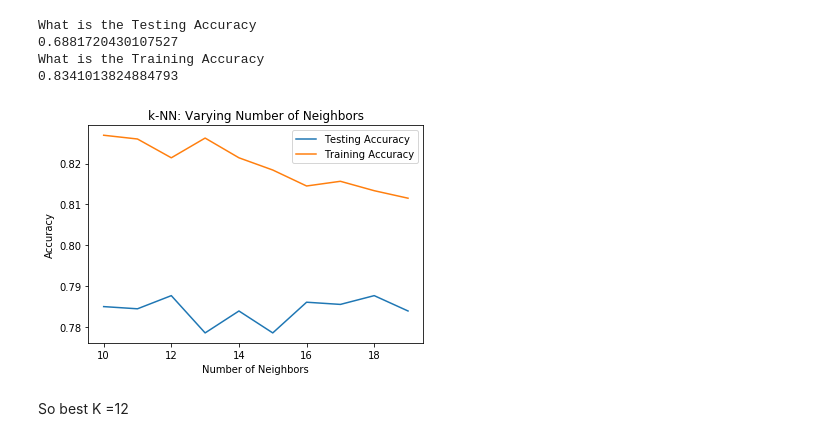
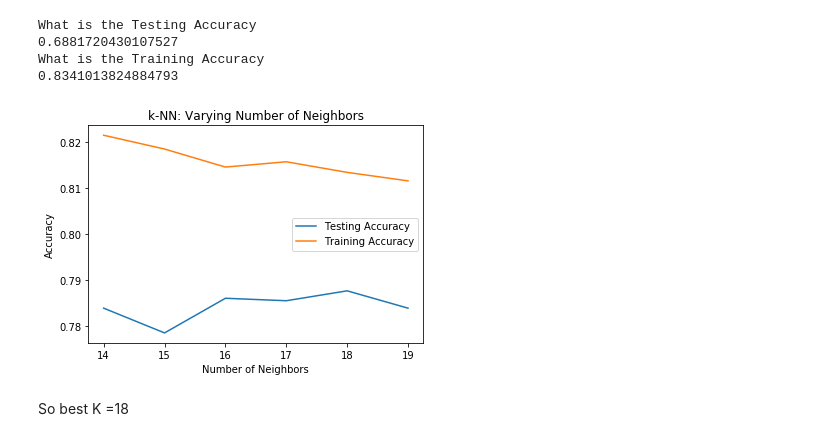
Before and after one commit to GreatLearningAIML1/pune-july19-batch-pathak22ankur, a Jupyter notebook: Project - kNN- Patient type Classification.ipynb, the cells around one changed output. Cells and saved outputs as stored; diff of their text form; code cells hidden in the pictures.

```diff
--- a/Project - kNN- Patient type Classification.ipynb
+++ b/Project - kNN- Patient type Classification.ipynb
@@ -289,35 +307,35 @@ What is the Training Accuracy
 0.8341013824884793
 # %%
 from matplotlib import pyplot as plt
-neighbors = np.arange(10, 20)
+neighbors = np.arange(14, 20)
 train_accuracy_plot = np.empty(len(neighbors))
 test_accuracy_plot = np.empty(len(neighbors))
 # Loop over different values of k
 for i, k in enumerate(neighbors):
     train = []
     test = []
     for j in range(20):
         X_train, X_test, y_train, y_test = train_test_split(X, y, test_size=0.30,random_state=j)
         sc=preprocessing.MinMaxScaler()
         scaledX_train = sc.fit_transform(X_train)
         scaledX_test = sc.transform(X_test)
         knn = KNeighborsClassifier(n_neighbors=k)
         knn.fit(scaledX_train,y_train)
         train.append(knn.score(scaledX_train,y_train))
         test.append(knn.score(scaledX_test,y_test))
     #Compute accuracy on the training set
     train_accuracy_plot[i] = np.mean(train)
     #Compute accuracy on the testing set
     test_accuracy_plot[i] = np.mean(test)
 # Generate plot
 plt.title('k-NN: Varying Number of Neighbors')
 plt.plot(neighbors, test_accuracy_plot, label = 'Testing Accuracy')
 plt.plot(neighbors, train_accuracy_plot, label = 'Training Accuracy')
 plt.legend()
 plt.xlabel('Number of Neighbors')
 plt.ylabel('Accuracy')
 plt.show()
 # %% [output]
-[figure, old version]
+[figure, new version]
 # %% [markdown]
-So best K =12
+So best K =18
```
Also changed, not shown: parts of 2 cells of this notebook.
